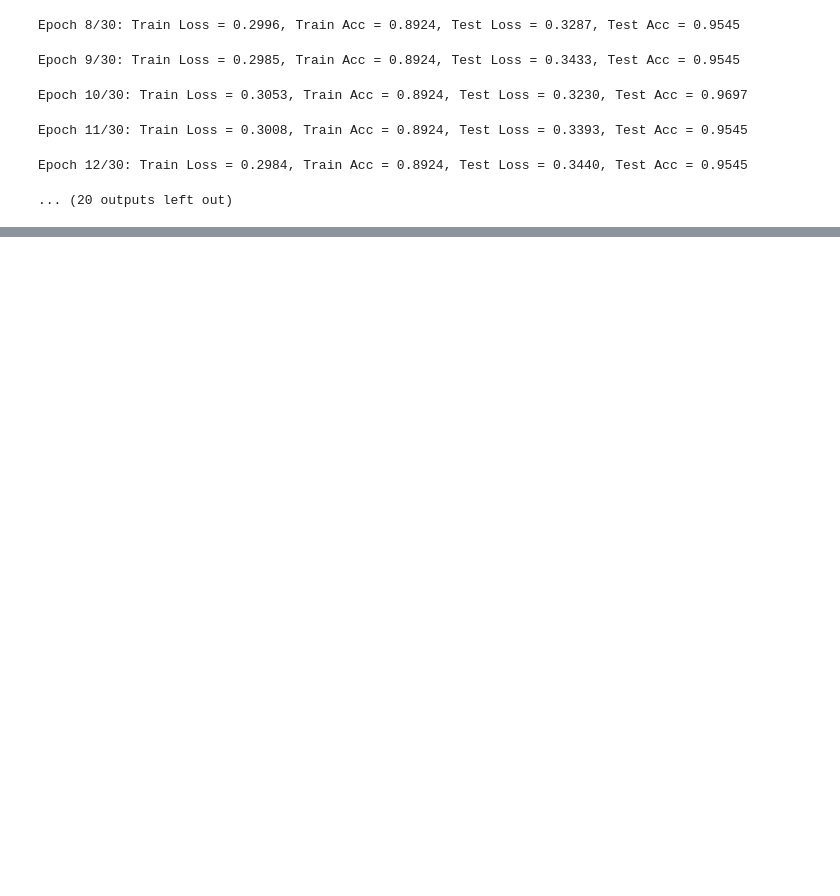
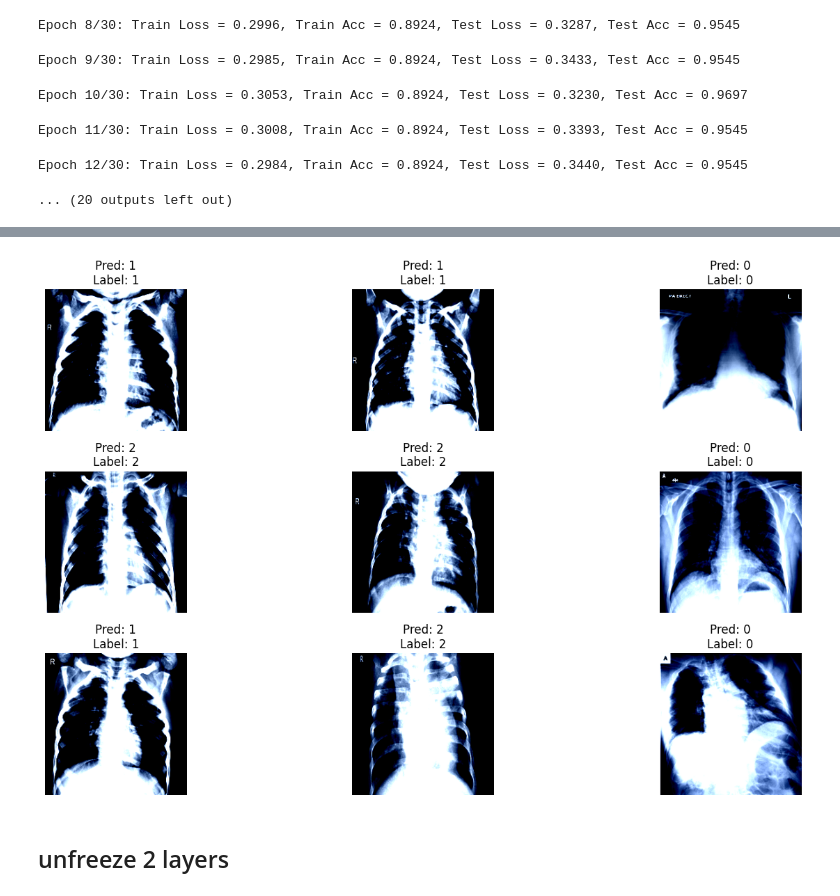
Before and after one commit to monolixd/Covid19-lungs-infectedCNN, a Jupyter notebook: Covid_19.ipynb, the cells around one changed output, grey strips where cells are left out. Saved outputs shown, nothing was run; the diff lists cells and outputs as text; code cells hidden in the pictures; blank space fills up the shorter version.

Commit message:
Add Unfreez Layer

```diff
--- a/Covid_19.ipynb
+++ b/Covid_19.ipynb
@@ -374,3 +374,6 @@ Epoch 10/30: Train Loss = 0.3053, Train Acc = 0.8924, Test Loss = 0.3230, Test A
 Epoch 11/30: Train Loss = 0.3008, Train Acc = 0.8924, Test Loss = 0.3393, Test Acc = 0.9545
 Epoch 12/30: Train Loss = 0.2984, Train Acc = 0.8924, Test Loss = 0.3440, Test Acc = 0.9545
 ... (20 outputs left out)
+# %%
+show_img(ResNet18_v1)
+# %% [output]
@@ -376,0 +389,3 @@ Epoch 12/30: Train Loss = 0.2984, Train Acc = 0.8924, Test Loss = 0.3440, Test A
+[figure, added]
+# %% [markdown]
+## unfreeze 2 layers
```
Also changed, not shown: parts of 5 cells of this notebook.
